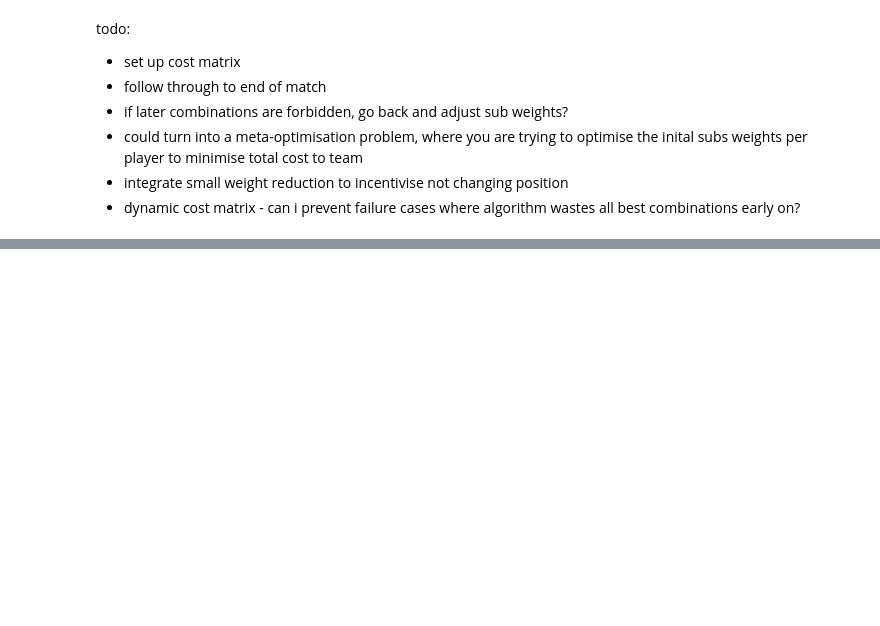
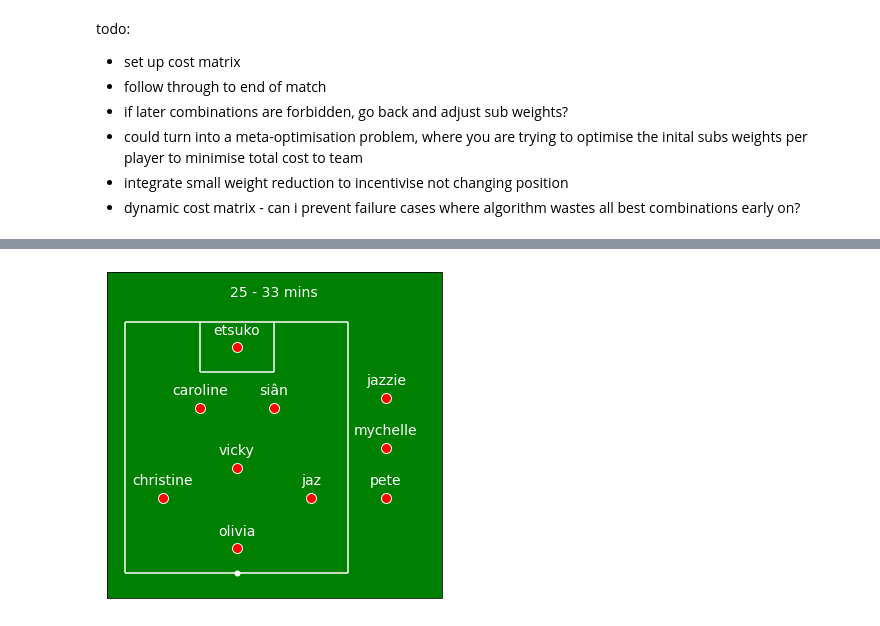
Before and after one commit to superresolusian/auto_pete, a Jupyter notebook: auto_pete_optimiser.ipynb, the cells around one changed output, grey strips where cells are left out. Cells and saved outputs as stored; diff of their text form; code cells hidden in the pictures; blank space fills up the shorter version.

```diff
--- a/auto_pete_optimiser.ipynb
+++ b/auto_pete_optimiser.ipynb
@@ -232,0 +254,4 @@ for i in range(n_repeats):
+# %%
+plot_formation(['etsuko', 'caroline', 'siân', 'vicky', 'christine', 'jaz', 'olivia', 'jazzie', 'mychelle', 'pete'], 25, 33)
+# %% [output]
+[figure, added]
```
Also changed, not shown: parts of 12 cells of this notebook.
